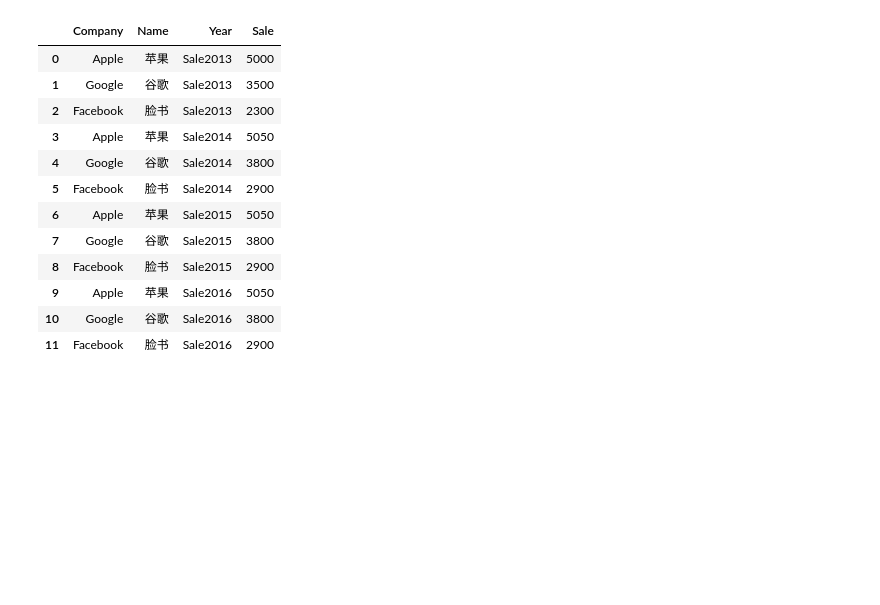
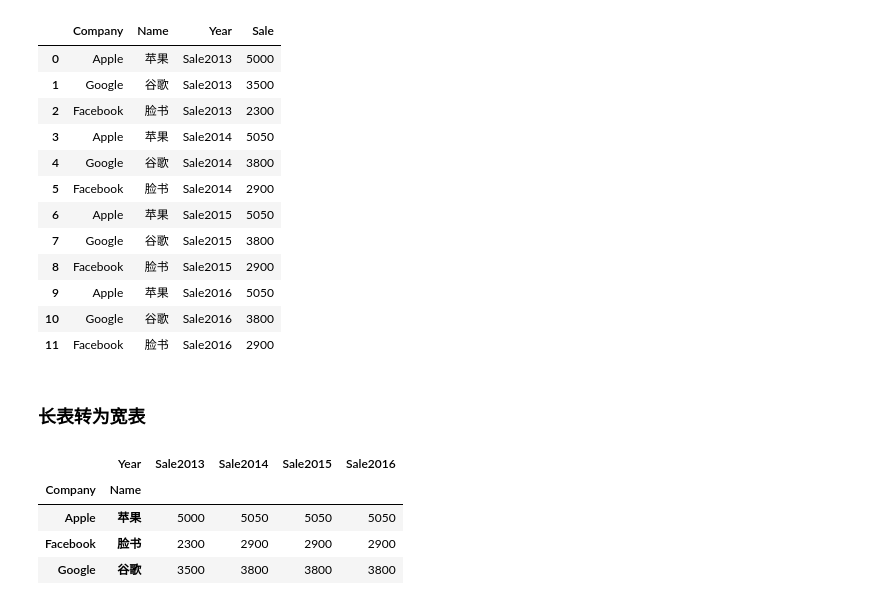
Before and after one commit to xmaniu/Excel-Python, a Jupyter notebook: Code/Chapter07.ipynb, the cells around one changed output. Cells and saved outputs as stored; diff of their text form; code cells hidden in the pictures; blank space fills up the shorter version.

```diff
--- a/Code/Chapter07.ipynb
+++ b/Code/Chapter07.ipynb
@@ -485,3 +485,16 @@ df.melt(id_vars=["Company","Name"],var_name="Year",value_name = "Sale")
 | 9 | Apple | 苹果 | Sale2016 | 5050 |
 | 10 | Google | 谷歌 | Sale2016 | 3800 |
 | 11 | Facebook | 脸书 | Sale2016 | 2900 |
+# %% [markdown]
+### 长表转为宽表
+# %%
+import pandas as pd
+df = pd.read_excel(r"..\Data\test01.xlsx",sheet_name =14)
+df
+df.pivot_table(index=["Company","Name"],columns="Year",values="Sale")
+# %% [output]
+|  | Year | Sale2013 | Sale2014 | Sale2015 | Sale2016 |
+| Company | Name |  |  |  |  |
+| Apple | 苹果 | 5000 | 5050 | 5050 | 5050 |
+| Facebook | 脸书 | 2300 | 2900 | 2900 | 2900 |
+| Google | 谷歌 | 3500 | 3800 | 3800 | 3800 |
```
Also changed, not shown: parts of 3 cells of this notebook.
